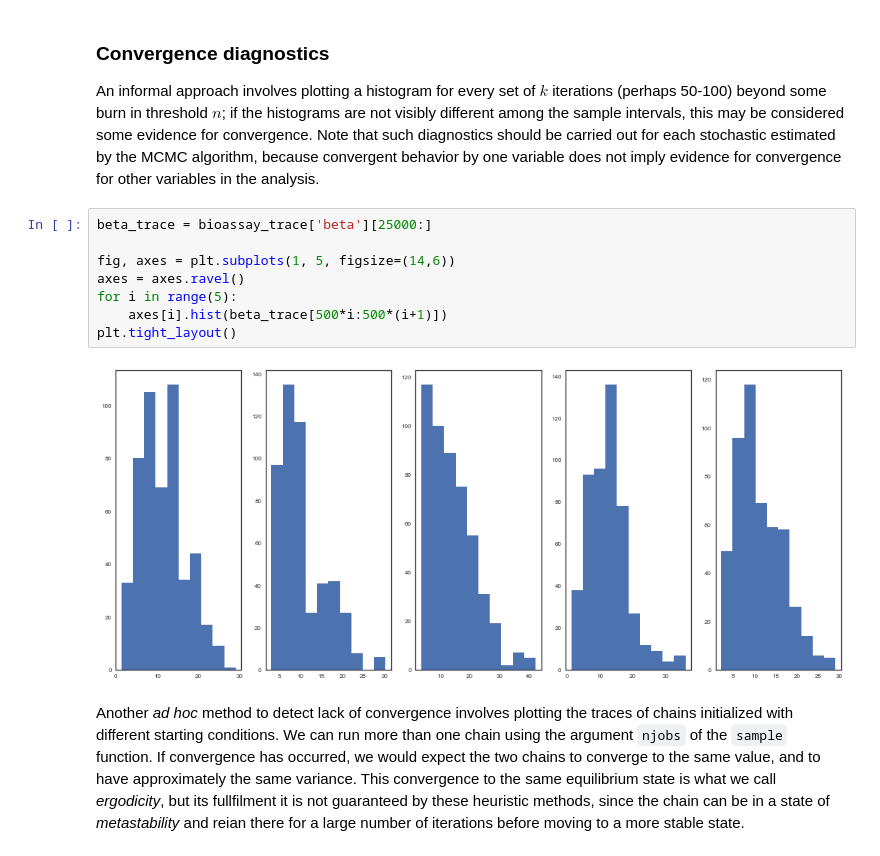
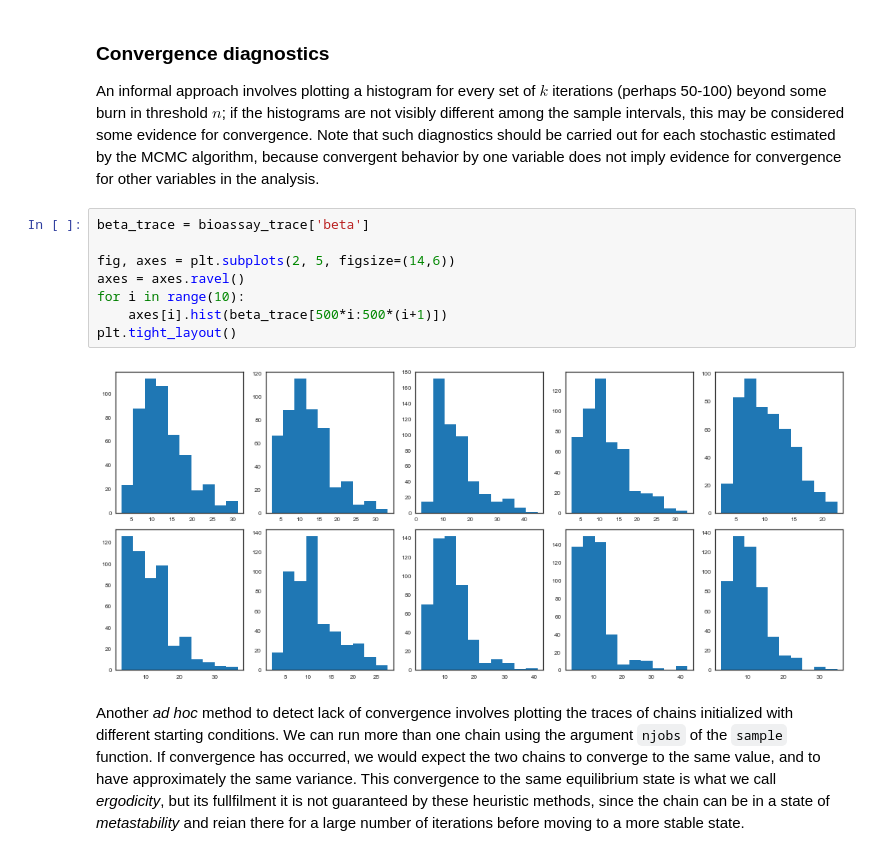
Before and after one commit to AM207/2018spring, a Jupyter notebook: wiki/bioassay_pymc3.ipynb, the cells around one changed output. Drawn from its saved outputs; the diff is of its cells as text.

````diff
--- a/wiki/bioassay_pymc3.ipynb
+++ b/wiki/bioassay_pymc3.ipynb
@@ -287,15 +287,15 @@ It is in general impossible to guarantee that a MCMC has indeed reached converge
 
 An informal approach involves plotting a histogram for every set of $k$ iterations (perhaps 50-100) beyond some burn in threshold $n$; if the histograms are not visibly different among the sample intervals, this may be considered some evidence for convergence. Note that such diagnostics should be carried out for each stochastic estimated by the MCMC algorithm, because convergent behavior by one variable does not imply evidence for convergence for other variables in the analysis.
 # %%
-beta_trace = bioassay_trace['beta'][25000:]
+beta_trace = bioassay_trace['beta']
 
-fig, axes = plt.subplots(1, 5, figsize=(14,6))
+fig, axes = plt.subplots(2, 5, figsize=(14,6))
 axes = axes.ravel()
-for i in range(5):
+for i in range(10):
     axes[i].hist(beta_trace[500*i:500*(i+1)])
 plt.tight_layout()
 # %% [output]
-[figure, old version]
+[figure, new version]
 # %% [markdown]
 Another *ad hoc* method to detect lack of convergence involves plotting the traces of chains initialized with different starting conditions. We can run more than one chain using the argument ```njobs``` of the  ```sample``` function. If convergence has occurred, we would expect the two chains to converge to the same value, and to have approximately the same variance. This convergence to the same equilibrium state is what we call *ergodicity*, but its fullfilment it is not guaranteed by these heuristic methods, since the chain can be in a state of *metastability* and reian there for a large number of iterations before moving to a more stable state.
 # %%
````
Also changed, not shown: parts of 28 cells of this notebook, 35 other files.
